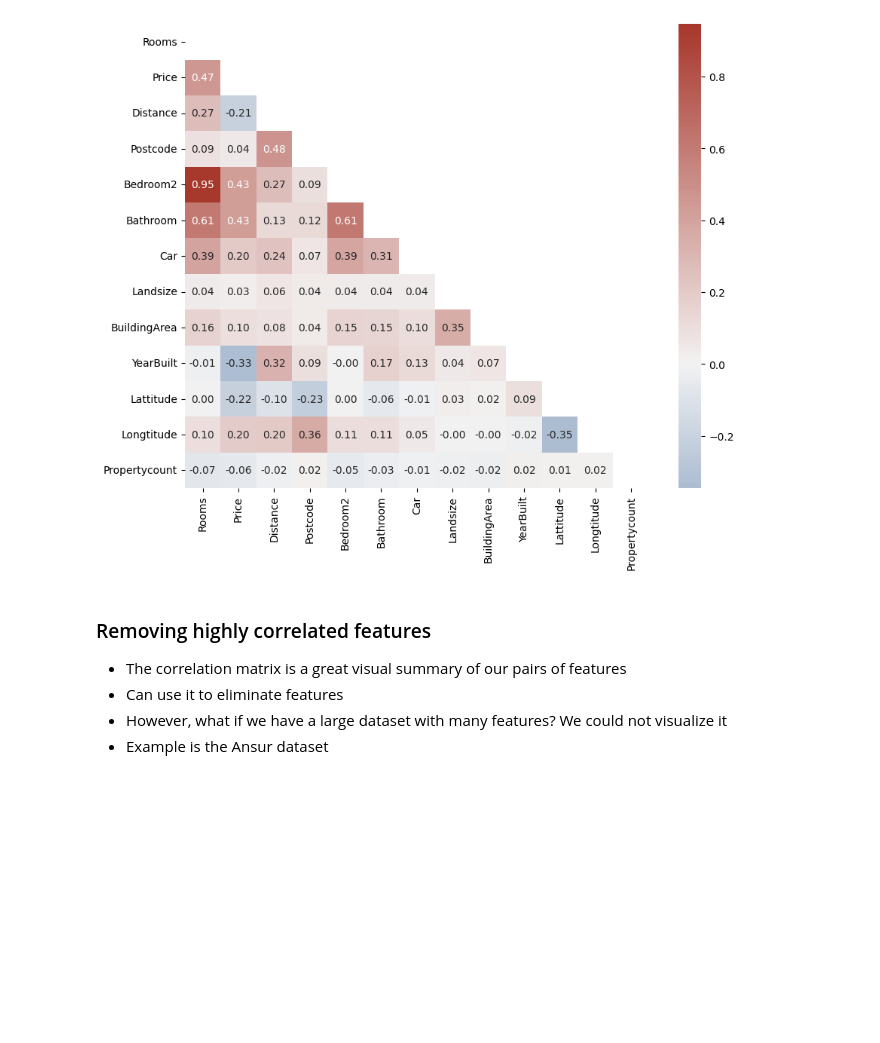
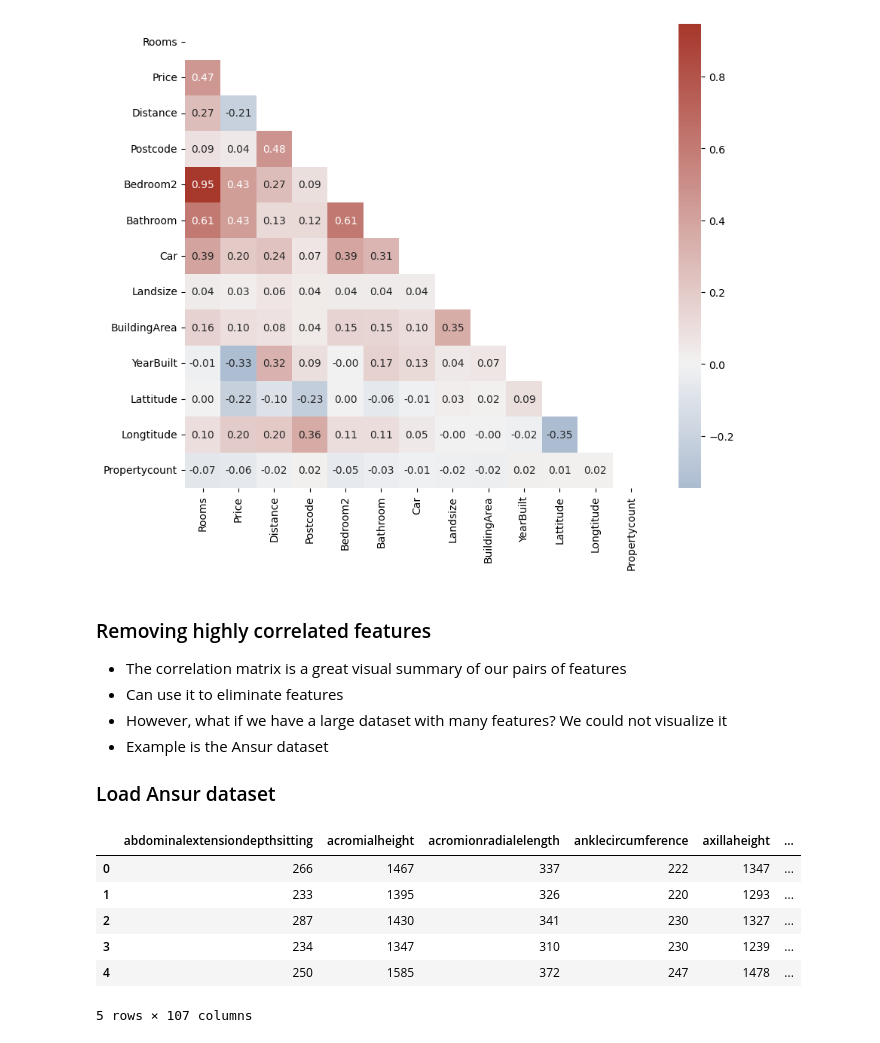
Before and after one commit to MAyub114/feature_selection, a Jupyter notebook: pairwise_correlation.ipynb, the cells around one changed output. Drawn from its saved outputs; the diff is of its cells as text; code cells hidden in the pictures; blank space fills up the shorter version.

```diff
--- a/pairwise_correlation.ipynb
+++ b/pairwise_correlation.ipynb
@@ -112,3 +144,17 @@ correlation_matrix(houses_numerical, figsize=(10, 8))
 * Can use it to eliminate features
 * However, what if we have a large dataset with many features? We could not visualize it
 * Example is the Ansur dataset
+
+
+### Load Ansur dataset
+# %%
+ansur = pd.read_csv(FILE_PATH + "ANSUR II MALE Public.csv", encoding='latin').drop('subjectid', axis=1)
+ansur.head()
+# %% [output]
+|  | abdominalextensiondepthsitting | acromialheight | acromionradialelength | anklecircumference | axillaheight | ... |
+| 0 | 266 | 1467 | 337 | 222 | 1347 | ... |
+| 1 | 233 | 1395 | 326 | 220 | 1293 | ... |
+| 2 | 287 | 1430 | 341 | 230 | 1327 | ... |
+| 3 | 234 | 1347 | 310 | 230 | 1239 | ... |
+| 4 | 250 | 1585 | 372 | 247 | 1478 | ... |
+5 rows × 107 columns
```
Also changed, not shown: parts of 12 cells of this notebook.
